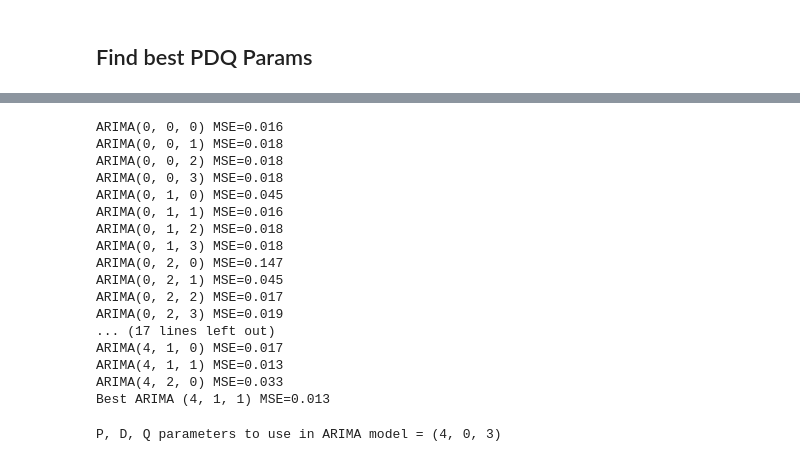
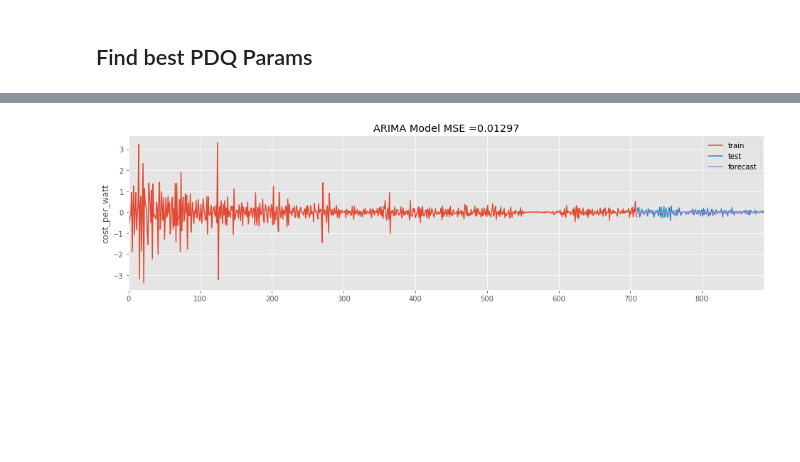
Before and after one commit to jrpaige/Solar, a Jupyter notebook: Solar_TS_Model.ipynb, the cells around one changed output, grey strips where cells are left out. Drawn from its saved outputs; the diff is of its cells as text; code cells hidden in the pictures; blank space fills up the shorter version.

```diff
--- a/Solar_TS_Model.ipynb
+++ b/Solar_TS_Model.ipynb
@@ -203,20 +211,0 @@ Best ARIMA (4, 1, 1) MSE=0.013
-# %%
-evaluate_models(diff[1:].values)
-# %% [output]
-ARIMA(0, 0, 0) MSE=0.016
-ARIMA(0, 0, 1) MSE=0.018
-ARIMA(0, 0, 2) MSE=0.018
-ARIMA(0, 0, 3) MSE=0.018
-ARIMA(0, 1, 0) MSE=0.045
-ARIMA(0, 1, 1) MSE=0.016
-ARIMA(0, 1, 2) MSE=0.018
-ARIMA(0, 1, 3) MSE=0.018
-ARIMA(0, 2, 0) MSE=0.147
-ARIMA(0, 2, 1) MSE=0.045
-ARIMA(0, 2, 2) MSE=0.017
-ARIMA(0, 2, 3) MSE=0.019
-... (17 lines left out)
-ARIMA(4, 1, 0) MSE=0.017
-ARIMA(4, 1, 1) MSE=0.013
-ARIMA(4, 2, 0) MSE=0.033
-Best ARIMA (4, 1, 1) MSE=0.013
@@ -226,5 +212,5 @@ diff_1618 = diff[730:]
-# %%
-auto_arima_pdq(diff[1:])
-# %% [output]
-P, D, Q parameters to use in ARIMA model = (4, 0, 3)
+# %%
+skt_arima(diff, auto_arima(diff.dropna()).order)
+# %% [output]
+[figure, added]
 # %%
```
Also changed, not shown: parts of 17 cells of this notebook, 5 other files.
